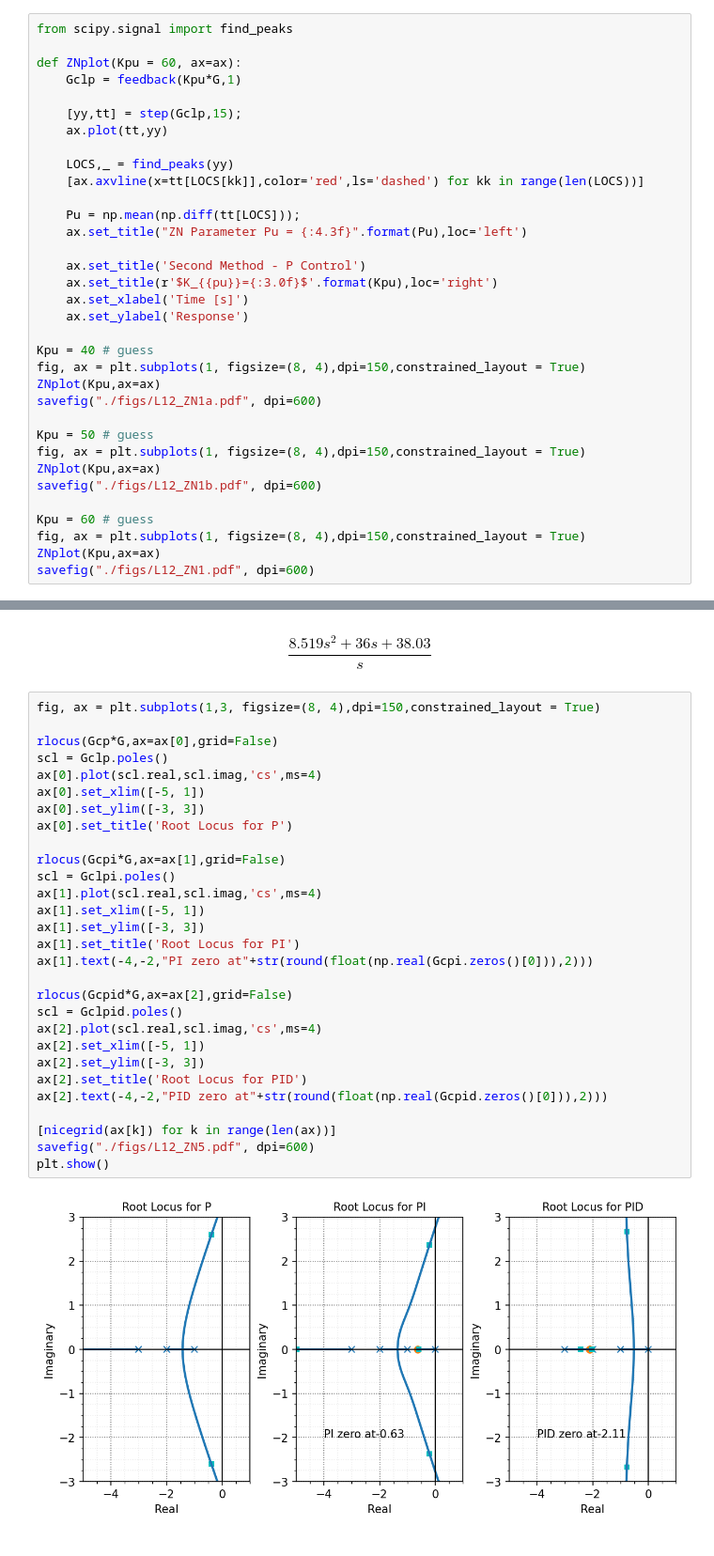
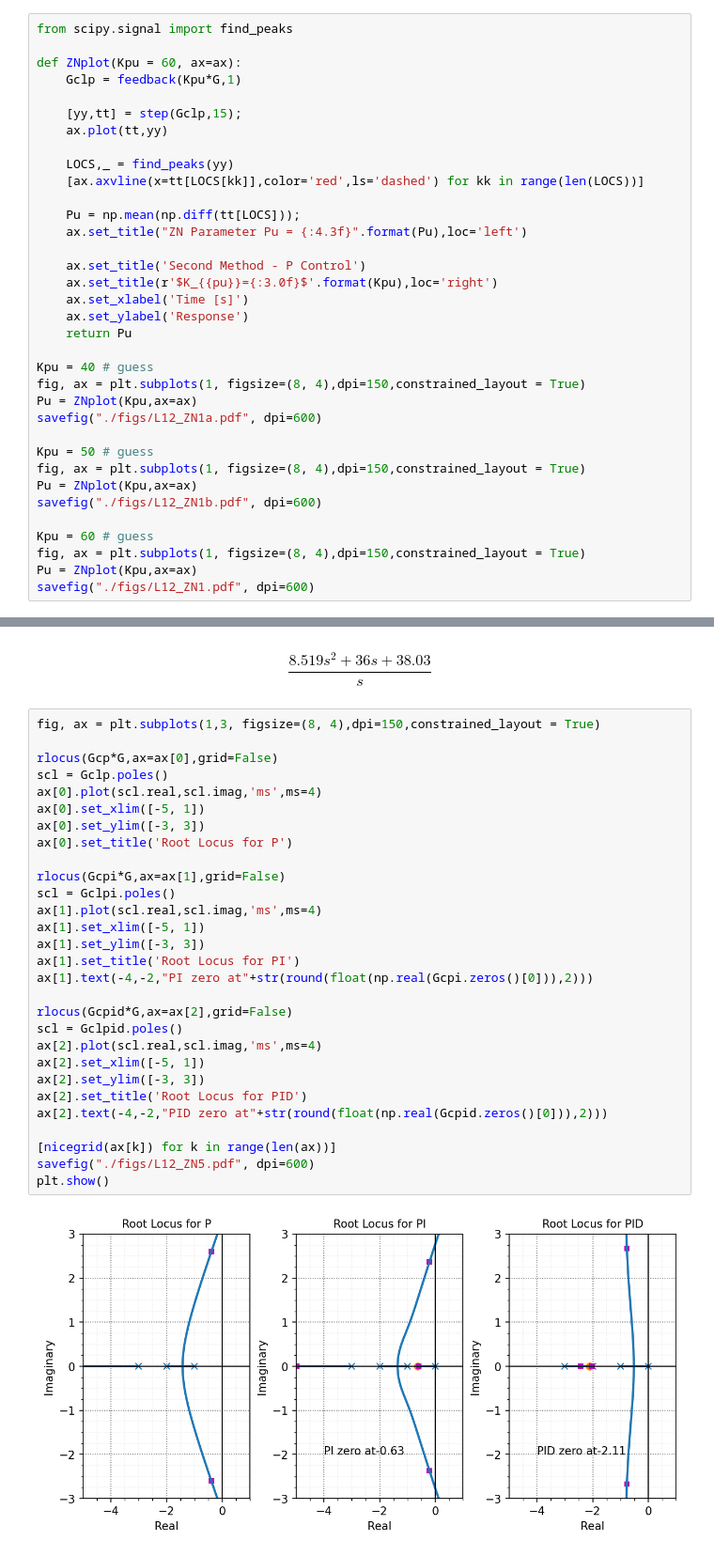
Before and after one commit to mit-acl/16_06_Class, a Jupyter notebook: 16_06_T11_ZN.ipynb, the cells around one changed output, grey strips where cells are left out. Shown at 94% size. Cells and saved outputs as stored; diff of their text form.

```diff
--- a/16_06_T11_ZN.ipynb
+++ b/16_06_T11_ZN.ipynb
@@ -94,20 +94,21 @@ def ZNplot(Kpu = 60, ax=ax):
     ax.set_title(r'$K_{{pu}}={:3.0f}$'.format(Kpu),loc='right')
     ax.set_xlabel('Time [s]')
     ax.set_ylabel('Response')
+    return Pu
 
 Kpu = 40 # guess
 fig, ax = plt.subplots(1, figsize=(8, 4),dpi=150,constrained_layout = True)
-ZNplot(Kpu,ax=ax)
+Pu = ZNplot(Kpu,ax=ax)
 savefig("./figs/L12_ZN1a.pdf", dpi=600)
 
 Kpu = 50 # guess
 fig, ax = plt.subplots(1, figsize=(8, 4),dpi=150,constrained_layout = True)
-ZNplot(Kpu,ax=ax)
+Pu = ZNplot(Kpu,ax=ax)
 savefig("./figs/L12_ZN1b.pdf", dpi=600)
 
 Kpu = 60 # guess
 fig, ax = plt.subplots(1, figsize=(8, 4),dpi=150,constrained_layout = True)
-ZNplot(Kpu,ax=ax)
+Pu = ZNplot(Kpu,ax=ax)
 savefig("./figs/L12_ZN1.pdf", dpi=600)
 # %% [output]
 [figure]
@@ -216,34 +217,34 @@ $$\frac{8.519 s^2 + 36 s + 38.03}{s}$$
 # %%
 fig, ax = plt.subplots(1,3, figsize=(8, 4),dpi=150,constrained_layout = True)
 
 rlocus(Gcp*G,ax=ax[0],grid=False)
 scl = Gclp.poles()
-ax[0].plot(scl.real,scl.imag,'cs',ms=4)
+ax[0].plot(scl.real,scl.imag,'ms',ms=4)
 ax[0].set_xlim([-5, 1])
 ax[0].set_ylim([-3, 3])
 ax[0].set_title('Root Locus for P')
 
 rlocus(Gcpi*G,ax=ax[1],grid=False)
 scl = Gclpi.poles()
-ax[1].plot(scl.real,scl.imag,'cs',ms=4)
+ax[1].plot(scl.real,scl.imag,'ms',ms=4)
 ax[1].set_xlim([-5, 1])
 ax[1].set_ylim([-3, 3])
 ax[1].set_title('Root Locus for PI')
 ax[1].text(-4,-2,"PI zero at"+str(round(float(np.real(Gcpi.zeros()[0])),2)))
 
 rlocus(Gcpid*G,ax=ax[2],grid=False)
 scl = Gclpid.poles()
-ax[2].plot(scl.real,scl.imag,'cs',ms=4)
+ax[2].plot(scl.real,scl.imag,'ms',ms=4)
 ax[2].set_xlim([-5, 1])
 ax[2].set_ylim([-3, 3])
 ax[2].set_title('Root Locus for PID')
 ax[2].text(-4,-2,"PID zero at"+str(round(float(np.real(Gcpid.zeros()[0])),2)))
 
 [nicegrid(ax[k]) for k in range(len(ax))]
 savefig("./figs/L12_ZN5.pdf", dpi=600)
 plt.show()
 # %% [output]
-[figure, old version]
+[figure, new version]
 # %%
 fig, ax = plt.subplots(figsize=(8, 4),dpi=150,constrained_layout = True)
 yp,tp = step(Gclp,15)
```
Also changed, not shown: parts of 2 cells of this notebook.
